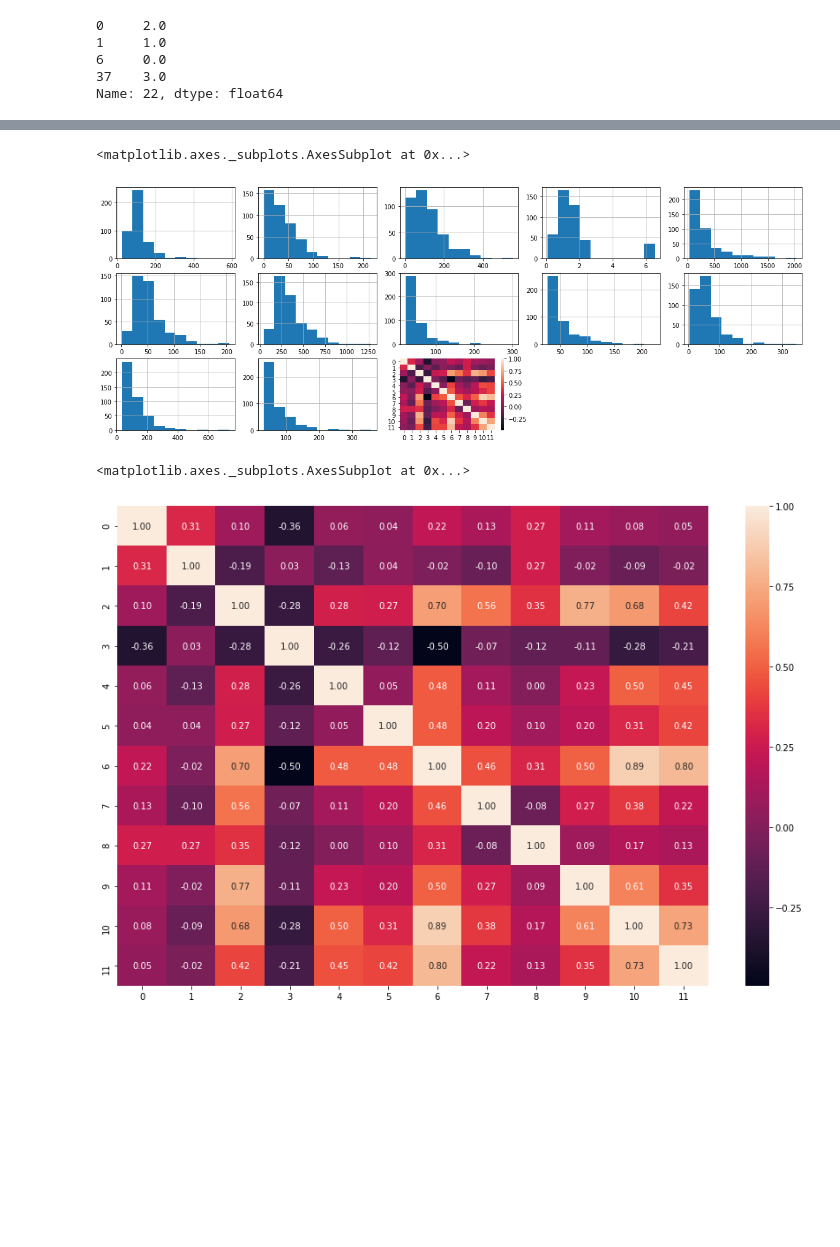
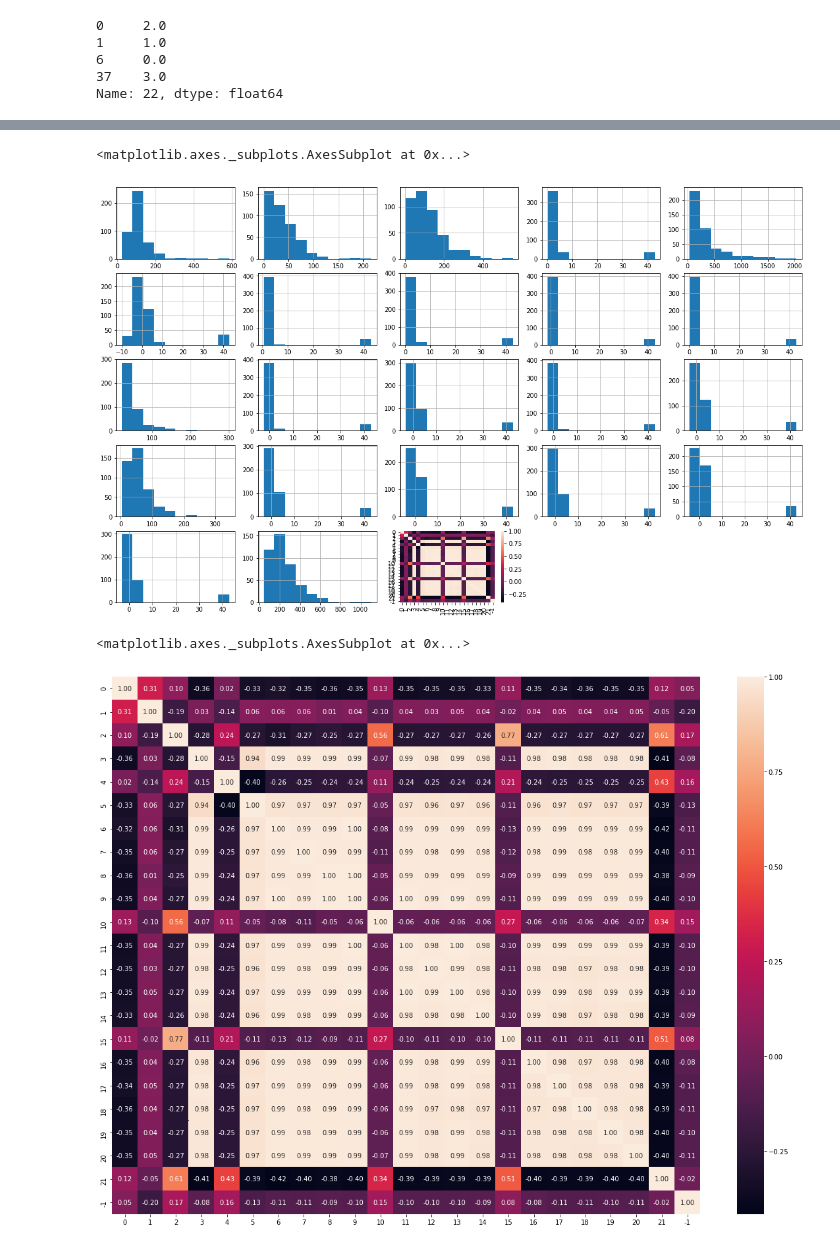
Before and after one commit to AntB95/ML, a Jupyter notebook: Project 1/Project_1_clean.ipynb, the cells around one changed output, grey strips where cells are left out. Cells and saved outputs as stored; diff of their text form; code cells hidden in the pictures; blank space fills up the shorter version.

```diff
--- a/Project 1/Project_1_clean.ipynb
+++ b/Project 1/Project_1_clean.ipynb
@@ -170,17 +175,19 @@ x_train_3 = replace_mean(x_train_3)
 
 #test x0
 #x_train_0 = dummy(x_train_0,4,20)
-#x_train_0 = np.delete(x_train_0, [7,8,10,11,13,14,16,18] , axis = 1)
+x_train_0 = np.delete(x_train_0, [9,18] , axis = 1)
 #x_train_0[:,0] = np.log(x_train_0[:,0])
 #x_train_0[:,2] = np.log(x_train_0[:,2])
 #test x1
-#x_train_1 = np.delete(x_train_1, [7,8,10,11,13,14,16,19,20] , axis = 1)
+x_train_1 = np.delete(x_train_1, [0,2] , axis = 1)
 #x_train_1 = dummy(x_train_1,4,20)
 
 #test x2
-#x_train_2 = np.delete(x_train_2, [7,10,11,12,14,15,17,18,20] , axis = 1)
+x_train_2 = np.delete(x_train_2, [0,2,8] , axis = 1)
 #x_train_2[:,3] = np.sqrt(x_train_2[:,3])
 #x_train_2[:,13] = np.log(x_train_2[:,13])
 #test x3
-x_train_3 = np.delete(x_train_3, [2,6,7,10,11,12,14,15,17,18,20,21,23,24,26,27,28] , axis = 1)
-x_train_3[:,3] = np.sqrt(x_train_3[:,3])
+x_train_3 = np.delete(x_train_3, [2,8,9,16,21,22,25] , axis = 1)
+#x_train_3[:,4] = np.sqrt(x_train_3[:,4])
+#x_train_3[:,7] = np.sqrt(x_train_3[:,7])
+#x_train_3[:,12] = np.sqrt(x_train_3[:,12])
@@ -187,20 +209,21 @@ x_train_3[:,3] = np.sqrt(x_train_3[:,3])
 # %%
 df = pd.DataFrame(x_train_3)
 plt.figure(1, figsize = (20, 15))
 for k in range(0,df.shape[1]):
     plt.subplot(6,5,k + 1)
     df[k].hist()
-plt.subplot(6,5,df.shape[1] + 1)
+df[-1] = y_train_3
+plt.subplot(6,5,df.shape[1])
 sns.heatmap(df.corr(), xticklabels = df.corr().columns, yticklabels = df.corr().columns)
 # %% [output]
 <matplotlib.axes._subplots.AxesSubplot at 0x...>
-[figure, old version]
+[figure, new version]
 # %%
-plt.figure(1, figsize = (15, 10))
+plt.figure(1, figsize = (20, 15))
 sns.heatmap(df.corr(), xticklabels = df.corr().columns, yticklabels = df.corr().columns, annot=True, fmt=".2f")
 # %% [output]
 <matplotlib.axes._subplots.AxesSubplot at 0x...>
-[figure, old version]
+[figure, new version]
 # %%
 #standardize
 (x_train_0,_) = standardize(x_train_0,x_train_0)
```
Also changed, not shown: parts of 7 cells of this notebook, 3 other files.
